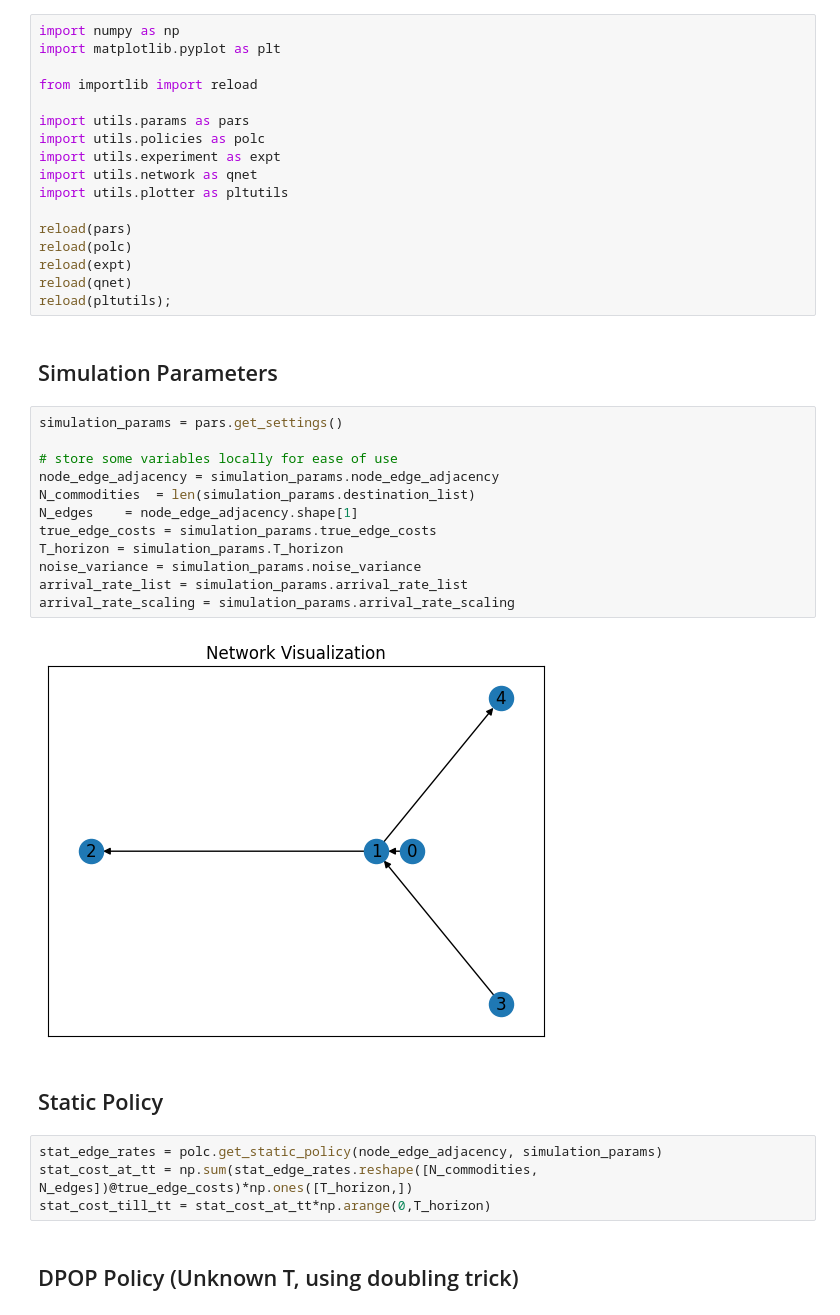
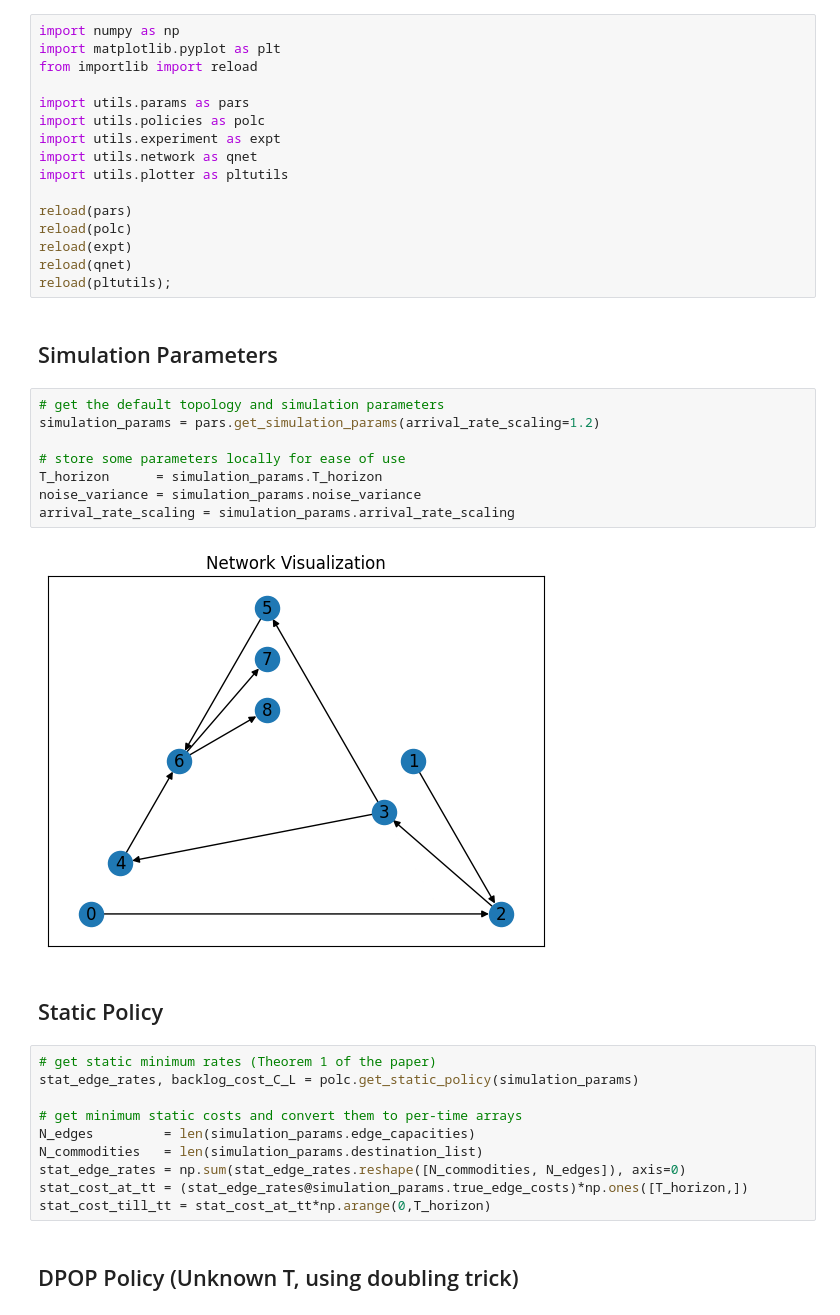
Before and after one commit to SathwikChadaga/Optimistic-DPP-Improved-Regret, a Jupyter notebook: dpop_run.ipynb, the cells around one changed output. Saved outputs shown, nothing was run; the diff lists cells and outputs as text.

```diff
--- a/dpop_run.ipynb
+++ b/dpop_run.ipynb
@@ -1,7 +1,6 @@
 # %%
 import numpy as np
 import matplotlib.pyplot as plt
-
 from importlib import reload
 
 import utils.params as pars
@@ -18,24 +17,26 @@ reload(pltutils);
 # %% [markdown]
 ## Simulation Parameters
 # %%
-simulation_params = pars.get_settings()
+# get the default topology and simulation parameters
+simulation_params = pars.get_simulation_params(arrival_rate_scaling=1.2)
 
-# store some variables locally for ease of use
-node_edge_adjacency = simulation_params.node_edge_adjacency
-N_commodities  = len(simulation_params.destination_list)
-N_edges    = node_edge_adjacency.shape[1]
-true_edge_costs = simulation_params.true_edge_costs
-T_horizon = simulation_params.T_horizon
+# store some parameters locally for ease of use
+T_horizon      = simulation_params.T_horizon
 noise_variance = simulation_params.noise_variance
-arrival_rate_list = simulation_params.arrival_rate_list
 arrival_rate_scaling = simulation_params.arrival_rate_scaling
 # %% [output]
-[figure, old version]
+[figure, new version]
 # %% [markdown]
 ## Static Policy
 # %%
-stat_edge_rates = polc.get_static_policy(node_edge_adjacency, simulation_params)
-stat_cost_at_tt = np.sum(stat_edge_rates.reshape([N_commodities, N_edges])@true_edge_costs)*np.ones([T_horizon,])
+# get static minimum rates (Theorem 1 of the paper)
+stat_edge_rates, backlog_cost_C_L = polc.get_static_policy(simulation_params)
+
+# get minimum static costs and convert them to per-time arrays
+N_edges         = len(simulation_params.edge_capacities)
+N_commodities   = len(simulation_params.destination_list)
+stat_edge_rates = np.sum(stat_edge_rates.reshape([N_commodities, N_edges]), axis=0)
+stat_cost_at_tt = (stat_edge_rates@simulation_params.true_edge_costs)*np.ones([T_horizon,])
 stat_cost_till_tt = stat_cost_at_tt*np.arange(0,T_horizon)
 # %% [markdown]
 ## DPOP Policy (Unknown T, using doubling trick)
```
Also changed, not shown: parts of 8 cells of this notebook, 7 other files.
